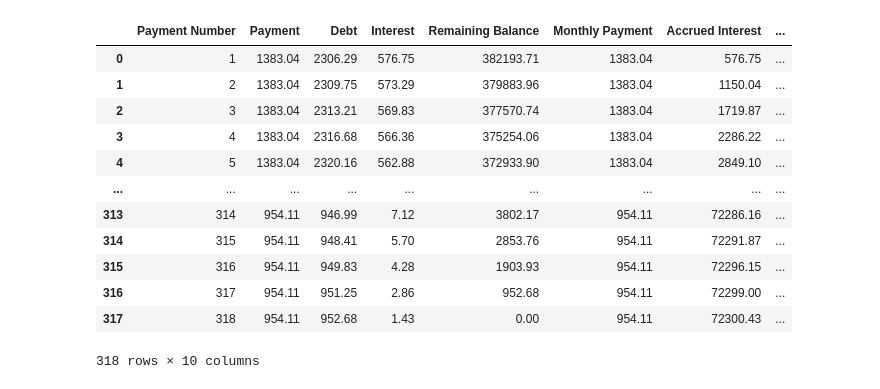
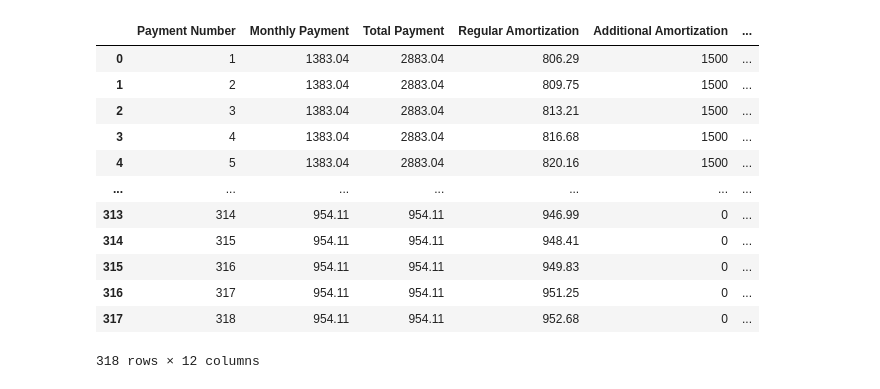
Before and after one commit to rriesco/mortgage-calculator, a Jupyter notebook: test.ipynb, the cells around one changed output. Cells and saved outputs as stored; diff of their text form; code cells hidden in the pictures.

Commit message:
changes to calculate the amortization part and adding a class for graphs

```diff
--- a/test.ipynb
+++ b/test.ipynb
@@ -33,0 +31,4 @@ mortage.get_amortization_schedule()
+# %%
+import pandas as pd
+amortization_df = pd.read_csv('amortization_schedule.csv', delimiter=';')
+amortization_df.head()
@@ -34,19 +42,19 @@ mortage.get_amortization_schedule()
 # %%
-mortage_extra = MortgageCalculator(house_price, down_payment, interest_rate, loan_term_years, cost, taxes, amortization_schedule_path='amortization_schedule.csv')
+mortage_extra = MortgageCalculator(house_price, down_payment, interest_rate, loan_term_years, cost, taxes, amortization_schedule_df=amortization_df)
 mortage_extra.run()
 mortage_extra.get_amortization_schedule()
 # %% [output]
-|  | Payment Number | Payment | Debt | Interest | Remaining Balance | Monthly Payment | Accrued Interest | ... |
-| 0 | 1 | 1383.04 | 2306.29 | 576.75 | 382193.71 | 1383.04 | 576.75 | ... |
-| 1 | 2 | 1383.04 | 2309.75 | 573.29 | 379883.96 | 1383.04 | 1150.04 | ... |
-| 2 | 3 | 1383.04 | 2313.21 | 569.83 | 377570.74 | 1383.04 | 1719.87 | ... |
-| 3 | 4 | 1383.04 | 2316.68 | 566.36 | 375254.06 | 1383.04 | 2286.22 | ... |
-| 4 | 5 | 1383.04 | 2320.16 | 562.88 | 372933.90 | 1383.04 | 2849.10 | ... |
-| ... | ... | ... | ... | ... | ... | ... | ... | ... |
-| 313 | 314 | 954.11 | 946.99 | 7.12 | 3802.17 | 954.11 | 72286.16 | ... |
-| 314 | 315 | 954.11 | 948.41 | 5.70 | 2853.76 | 954.11 | 72291.87 | ... |
-| 315 | 316 | 954.11 | 949.83 | 4.28 | 1903.93 | 954.11 | 72296.15 | ... |
-| 316 | 317 | 954.11 | 951.25 | 2.86 | 952.68 | 954.11 | 72299.00 | ... |
-| 317 | 318 | 954.11 | 952.68 | 1.43 | 0.00 | 954.11 | 72300.43 | ... |
+|  | Payment Number | Monthly Payment | Total Payment | Regular Amortization | Additional Amortization | ... |
+| 0 | 1 | 1383.04 | 2883.04 | 806.29 | 1500 | ... |
+| 1 | 2 | 1383.04 | 2883.04 | 809.75 | 1500 | ... |
+| 2 | 3 | 1383.04 | 2883.04 | 813.21 | 1500 | ... |
+| 3 | 4 | 1383.04 | 2883.04 | 816.68 | 1500 | ... |
+| 4 | 5 | 1383.04 | 2883.04 | 820.16 | 1500 | ... |
+| ... | ... | ... | ... | ... | ... | ... |
+| 313 | 314 | 954.11 | 954.11 | 946.99 | 0 | ... |
+| 314 | 315 | 954.11 | 954.11 | 948.41 | 0 | ... |
+| 315 | 316 | 954.11 | 954.11 | 949.83 | 0 | ... |
+| 316 | 317 | 954.11 | 954.11 | 951.25 | 0 | ... |
+| 317 | 318 | 954.11 | 954.11 | 952.68 | 0 | ... |
-318 rows × 10 columns
+318 rows × 12 columns
 # %%
```
Also changed, not shown: parts of 12 cells of this notebook, 4 other files.
